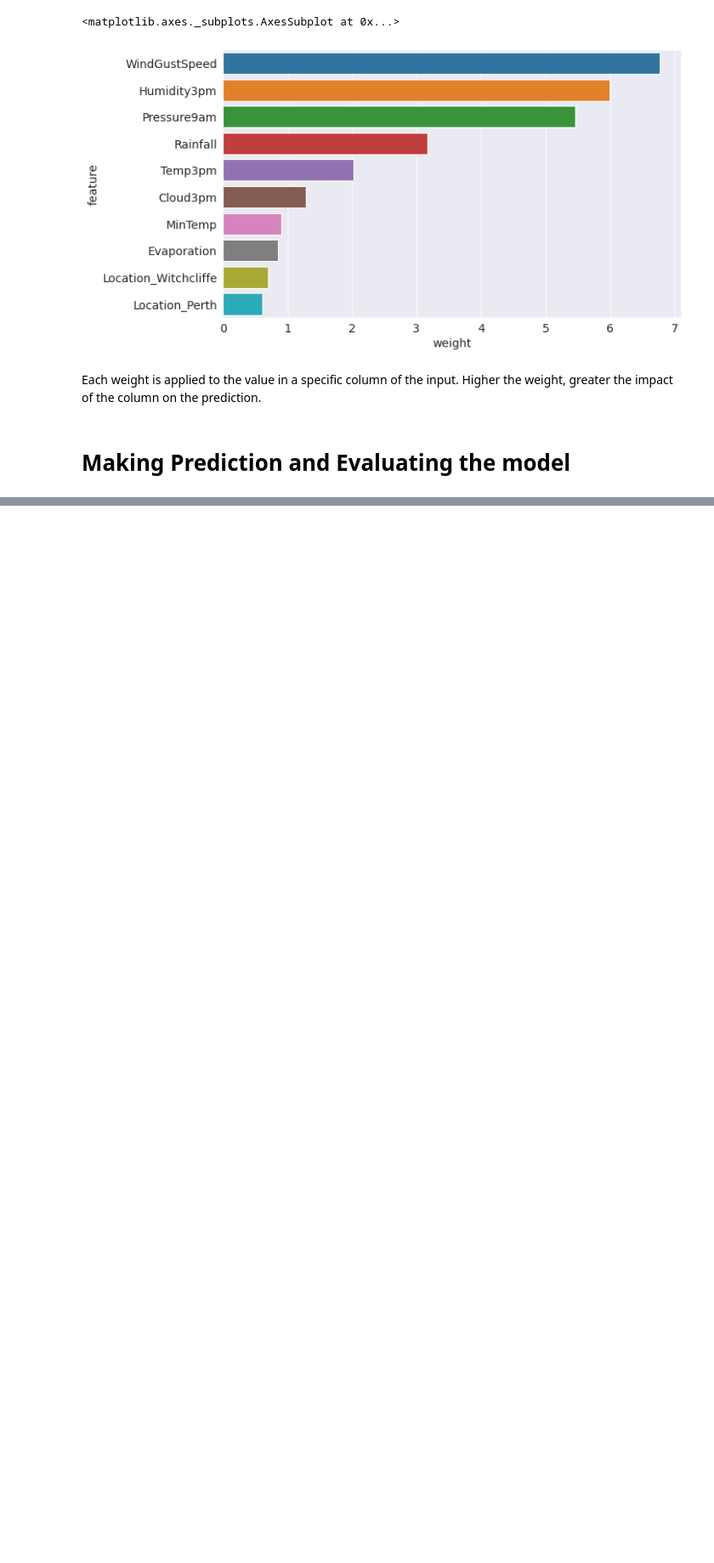
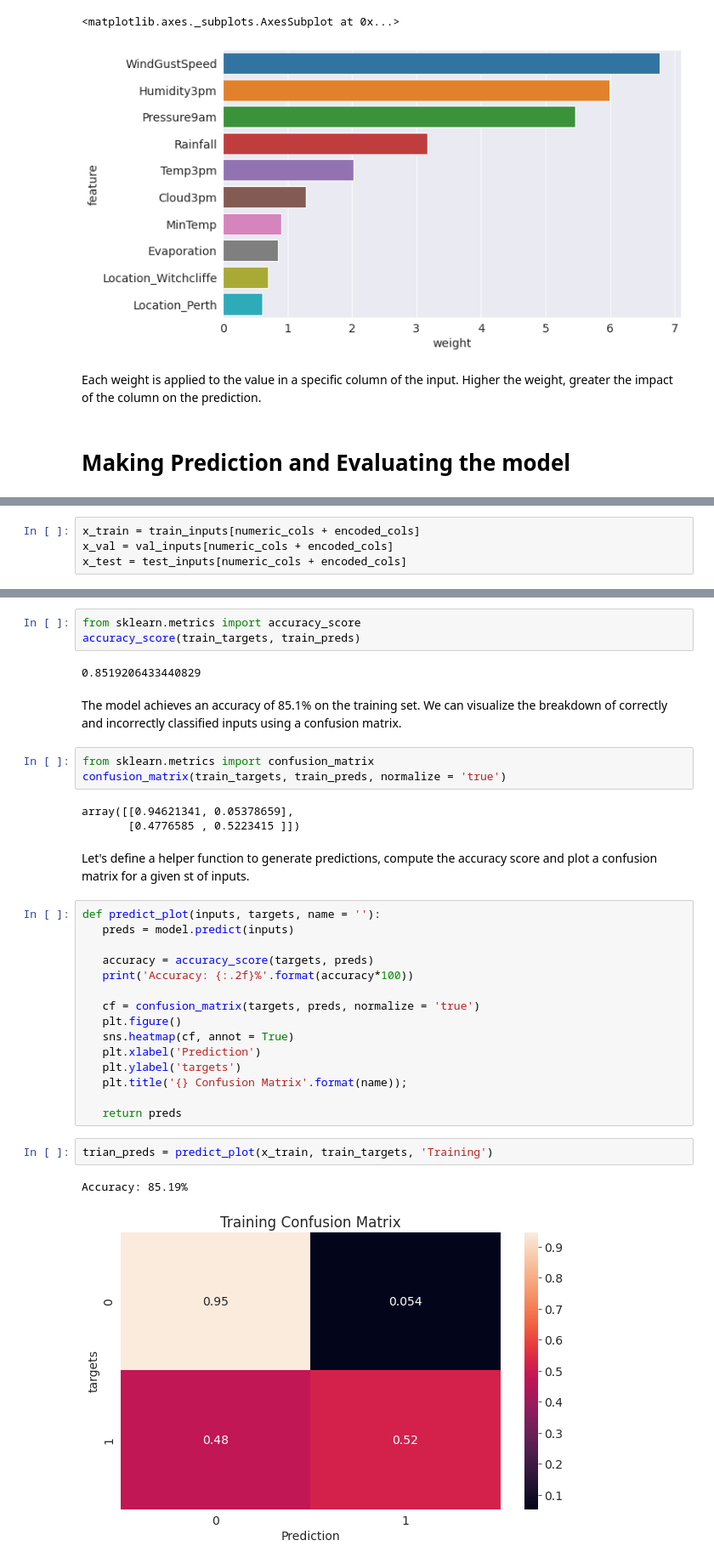
Before and after one commit to Kaushik896/Project_Logistic_Regression_Ranom_Forest, a Jupyter notebook: Logistic_Regression.ipynb, the cells around one changed output, grey strips where cells are left out. Shown at 85% size. Saved outputs shown, nothing was run; the diff lists cells and outputs as text; blank space fills up the shorter version.

```diff
--- a/Logistic_Regression.ipynb
+++ b/Logistic_Regression.ipynb
@@ -301,0 +316,4 @@ Each weight is applied to the value in a specific column of the input. Higher th
+# %%
+x_train = train_inputs[numeric_cols + encoded_cols]
+x_val = val_inputs[numeric_cols + encoded_cols]
+x_test = test_inputs[numeric_cols + encoded_cols]
@@ -301,0 +322,35 @@ Each weight is applied to the value in a specific column of the input. Higher th
+# %%
+from sklearn.metrics import accuracy_score
+accuracy_score(train_targets, train_preds)
+# %% [output]
+0.8519206433440829
+# %% [markdown]
+The model achieves an accuracy of 85.1% on the training set. We can visualize the breakdown of correctly and incorrectly classified inputs using a confusion matrix.
+# %%
+from sklearn.metrics import confusion_matrix
+confusion_matrix(train_targets, train_preds, normalize = 'true')
+# %% [output]
+array([[0.94621341, 0.05378659],
+       [0.4776585 , 0.5223415 ]])
+# %% [markdown]
+Let's define a helper function to generate predictions, compute the accuracy score and plot a confusion matrix for a given st of inputs.
+# %%
+def predict_plot(inputs, targets, name = ''):
+   preds = model.predict(inputs)
+
+   accuracy = accuracy_score(targets, preds)
+   print('Accuracy: {:.2f}%'.format(accuracy*100))
+
+   cf = confusion_matrix(targets, preds, normalize = 'true')
+   plt.figure()
+   sns.heatmap(cf, annot = True)
+   plt.xlabel('Prediction')
+   plt.ylabel('targets')
+   plt.title('{} Confusion Matrix'.format(name));
+
+   return preds
+# %%
+trian_preds = predict_plot(x_train, train_targets, 'Training')
+# %% [output]
+Accuracy: 85.19%
+[figure, added]
```
Also changed, not shown: parts of 17 cells of this notebook.
